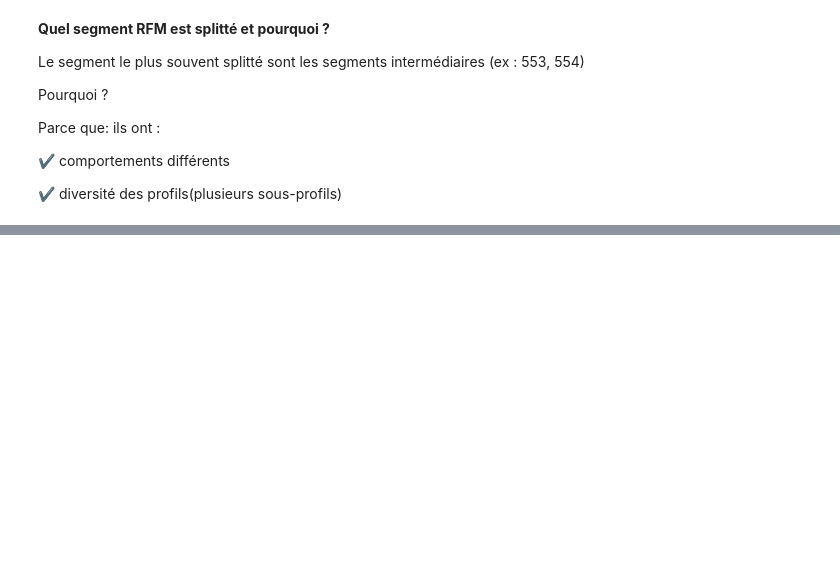
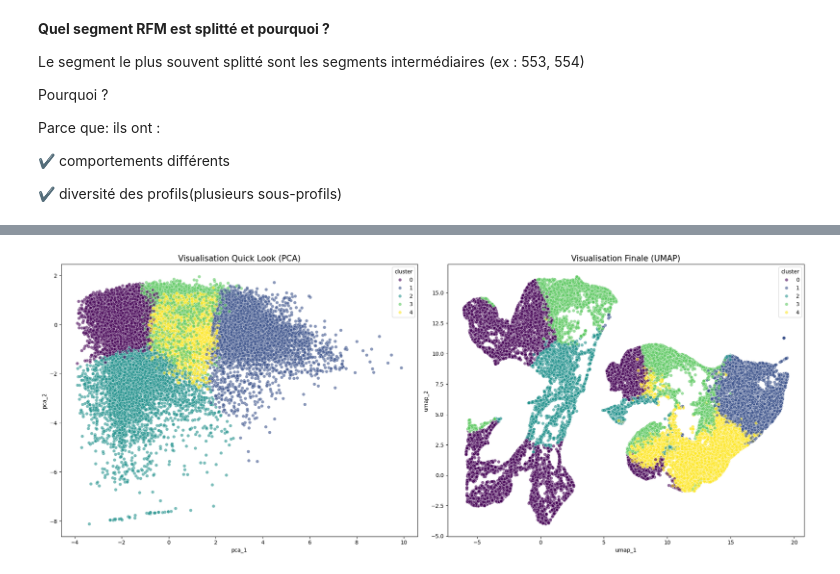
Before and after one commit to fds-imane/Data_Marketing, a Jupyter notebook: data_marketing_part_2.ipynb, the cells around one changed output, grey strips where cells are left out. Saved outputs shown, nothing was run; the diff lists cells and outputs as text; code cells hidden in the pictures; blank space fills up the shorter version.

```diff
--- a/data_marketing_part_2.ipynb
+++ b/data_marketing_part_2.ipynb
@@ -507,0 +533,35 @@ Parce que: ils ont
+# %%
+import seaborn as sns
+import matplotlib.pyplot as plt
+from sklearn.decomposition import PCA
+import umap.umap_ as umap
+
+# 1. Configuration de la PCA (Linéaire, rapide)
+pca = PCA(n_components=2)
+pca_results = pca.fit_transform(df_scaled)
+df_features['pca_1'] = pca_results[:, 0]
+df_features['pca_2'] = pca_results[:, 1]
+
+# 2. Configuration d'UMAP (Non-linéaire, plus précis pour les clusters)
+reducer = umap.UMAP(n_neighbors=15, min_dist=0.1, random_state=42)
+umap_results = reducer.fit_transform(df_scaled)
+df_features['umap_1'] = umap_results[:, 0]
+df_features['umap_2'] = umap_results[:, 1]
+
+# 3. Affichage comparatif
+fig, ax = plt.subplots(1, 2, figsize=(20, 8))
+
+# Plot PCA
+sns.scatterplot(data=df_features, x='pca_1', y='pca_2', hue='cluster',
+                palette='viridis', alpha=0.6, ax=ax[0])
+ax[0].set_title('Visualisation Quick Look (PCA)', fontsize=15)
+
+# Plot UMAP
+sns.scatterplot(data=df_features, x='umap_1', y='umap_2', hue='cluster',
+                palette='viridis', alpha=0.6, ax=ax[1])
+ax[1].set_title('Visualisation Finale (UMAP)', fontsize=15)
+
+plt.tight_layout()
+plt.show()
+# %% [output]
+[figure, added]
```
Also changed, not shown: parts of 13 cells of this notebook.
